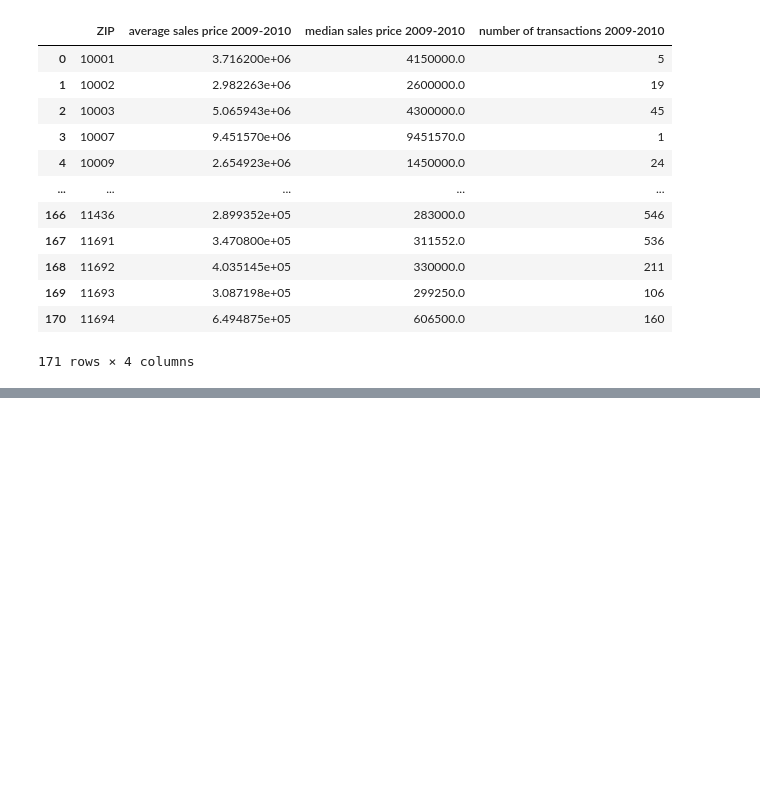
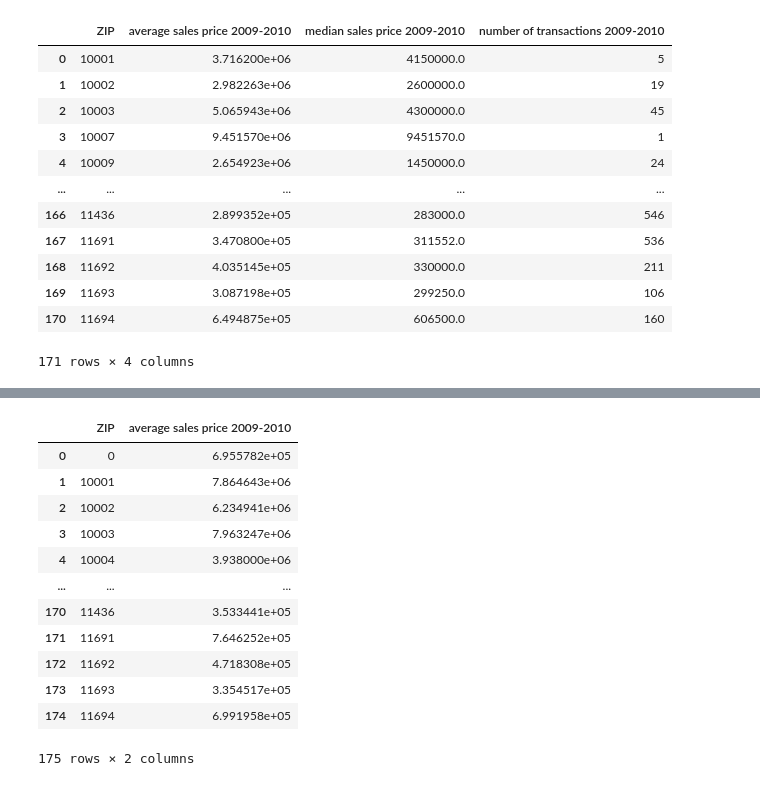
Before and after one commit to nding17/WhiterockAI, a Jupyter notebook: notebooks/sales master summary.ipynb, the cells around one changed output, grey strips where cells are left out. Drawn from its saved outputs; the diff is of its cells as text; code cells hidden in the pictures; blank space fills up the shorter version.

```diff
--- a/notebooks/sales master summary.ipynb
+++ b/notebooks/sales master summary.ipynb
@@ -122,0 +167,16 @@ gen_sales_summary(df_sales, '../data/project/sales_summary')
+# %%
+sales_data
+# %% [output]
+|  | ZIP | average sales price 2009-2010 |
+| 0 | 0 | 6.955782e+05 |
+| 1 | 10001 | 7.864643e+06 |
+| 2 | 10002 | 6.234941e+06 |
+| 3 | 10003 | 7.963247e+06 |
+| 4 | 10004 | 3.938000e+06 |
+| ... | ... | ... |
+| 170 | 11436 | 3.533441e+05 |
+| 171 | 11691 | 7.646252e+05 |
+| 172 | 11692 | 4.718308e+05 |
+| 173 | 11693 | 3.354517e+05 |
+| 174 | 11694 | 6.991958e+05 |
+175 rows × 2 columns
```
Also changed, not shown: parts of 7 cells of this notebook.
